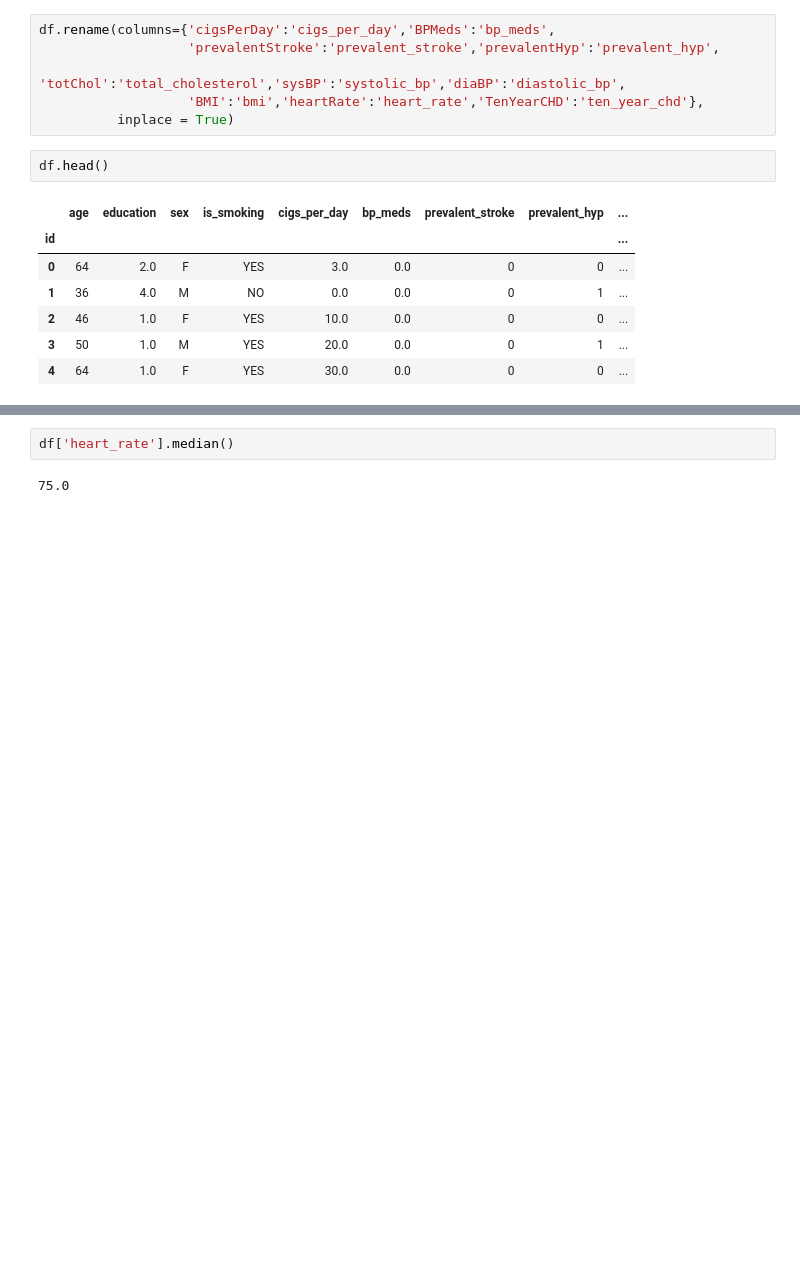
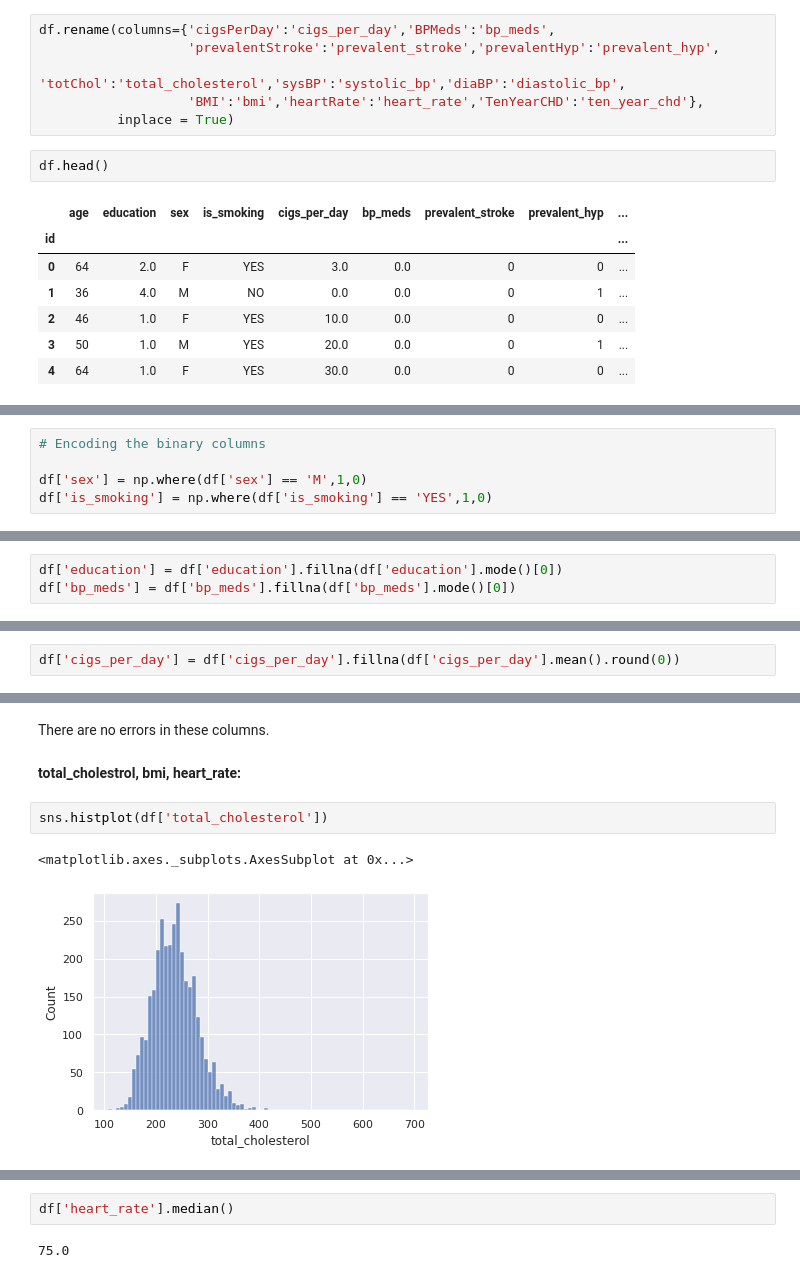
Before and after one commit to shaloy-lewis/cardiovascular_risk_prediction, a Jupyter notebook: Cardiovascular_Risk_Prediction_Shaloy_Lewis.ipynb, the cells around one changed output, grey strips where cells are left out. Cells and saved outputs as stored; diff of their text form; blank space fills up the shorter version.

```diff
--- a/Cardiovascular_Risk_Prediction_Shaloy_Lewis.ipynb
+++ b/Cardiovascular_Risk_Prediction_Shaloy_Lewis.ipynb
@@ -93,0 +106,5 @@ df.head()
+# %%
+# Encoding the binary columns
+
+df['sex'] = np.where(df['sex'] == 'M',1,0)
+df['is_smoking'] = np.where(df['is_smoking'] == 'YES',1,0)
@@ -101,0 +175,3 @@ df[df['heart_rate'].isna()]
+# %%
+df['education'] = df['education'].fillna(df['education'].mode()[0])
+df['bp_meds'] = df['bp_meds'].fillna(df['bp_meds'].mode()[0])
@@ -101,0 +223,2 @@ df[df['heart_rate'].isna()]
+# %%
+df['cigs_per_day'] = df['cigs_per_day'].fillna(df['cigs_per_day'].mean().round(0))
@@ -101,0 +241,9 @@ df[df['heart_rate'].isna()]
+# %% [markdown]
+There are no errors in these columns.
+# %% [markdown]
+**total_cholestrol, bmi, heart_rate:**
+# %%
+sns.histplot(df['total_cholesterol'])
+# %% [output]
+<matplotlib.axes._subplots.AxesSubplot at 0x...>
+[figure, added]
```
Also changed, not shown: parts of 61 cells of this notebook.
